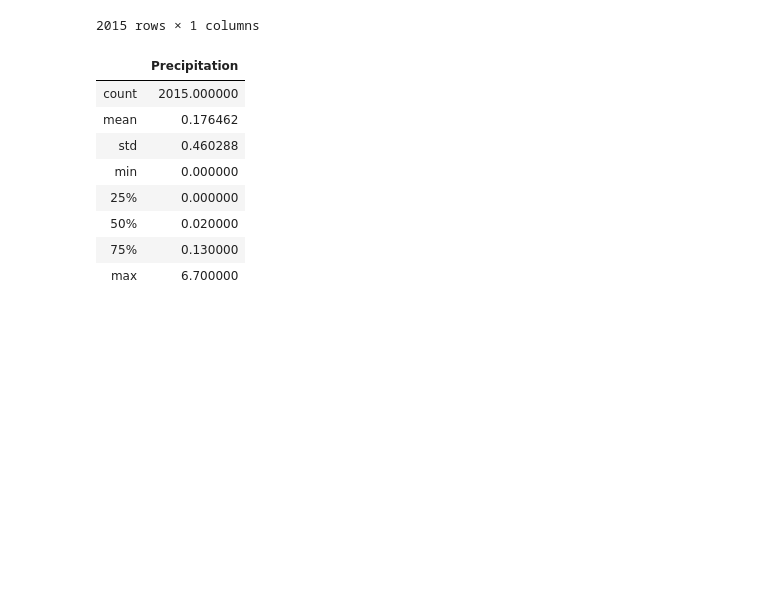
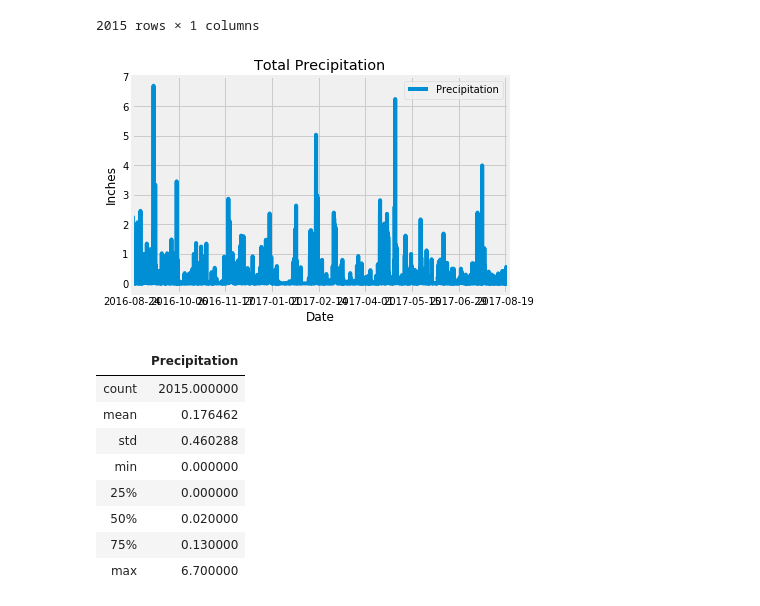
Before and after one commit to ASooklall/sqlalchemy-challenge, a Jupyter notebook: climate_starter.ipynb, the cells around one changed output. Drawn from its saved outputs; the diff is of its cells as text; code cells hidden in the pictures; blank space fills up the shorter version.

Commit message:
updated plot

```diff
--- a/climate_starter.ipynb
+++ b/climate_starter.ipynb
@@ -113,9 +113,13 @@ prc_df
 2015 rows × 1 columns
 # %%
 # Use Pandas Plotting with Matplotlib to plot the data
-prc_plot = df.plot(kind='bar')
+prc_plot = prc_df.plot()
+plt.title('Total Precipitation')
+plt.ylabel('Inches')
 prc_plot;
 plt.show()
+# %% [output]
+[figure, added]
 # %%
 # Use Pandas to calcualte the summary statistics for the precipitation data
 pd.DataFrame.describe(prc_df)
```
Also changed, not shown: parts of 1 cell of this notebook.
